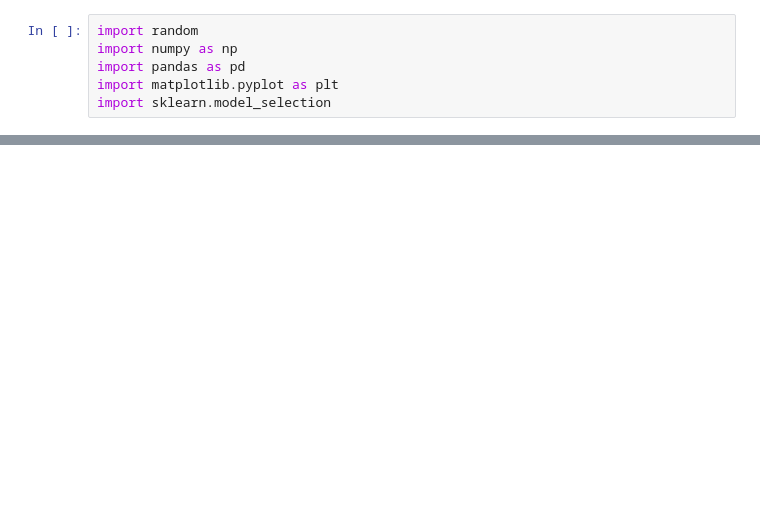
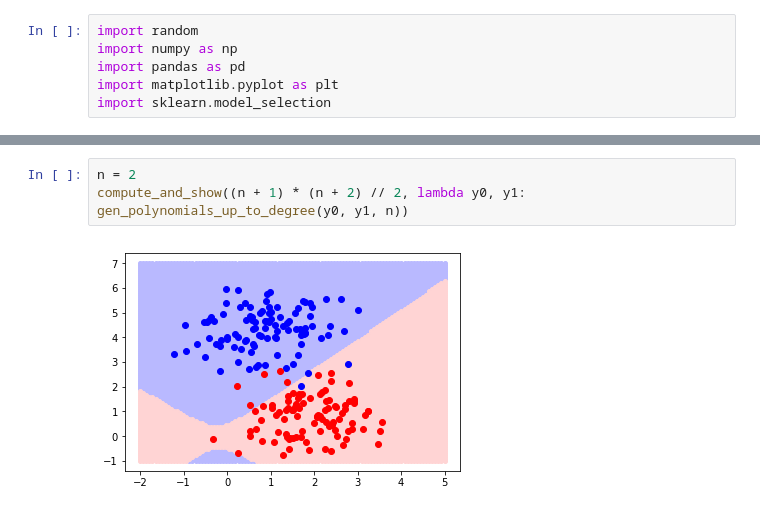
Before and after one commit to murfel/ml-hse-2019, a Jupyter notebook: hw2/perceptron.ipynb, the cells around one changed output, grey strips where cells are left out. Cells and saved outputs as stored; diff of their text form; blank space fills up the shorter version.

```diff
--- a/hw2/perceptron.ipynb
+++ b/hw2/perceptron.ipynb
@@ -98,0 +143,5 @@ plt.show()
+# %%
+n = 2
+compute_and_show((n + 1) * (n + 2) // 2, lambda y0, y1: gen_polynomials_up_to_degree(y0, y1, n))
+# %% [output]
+[figure, added]
```
Also changed, not shown: parts of 21 cells of this notebook.
